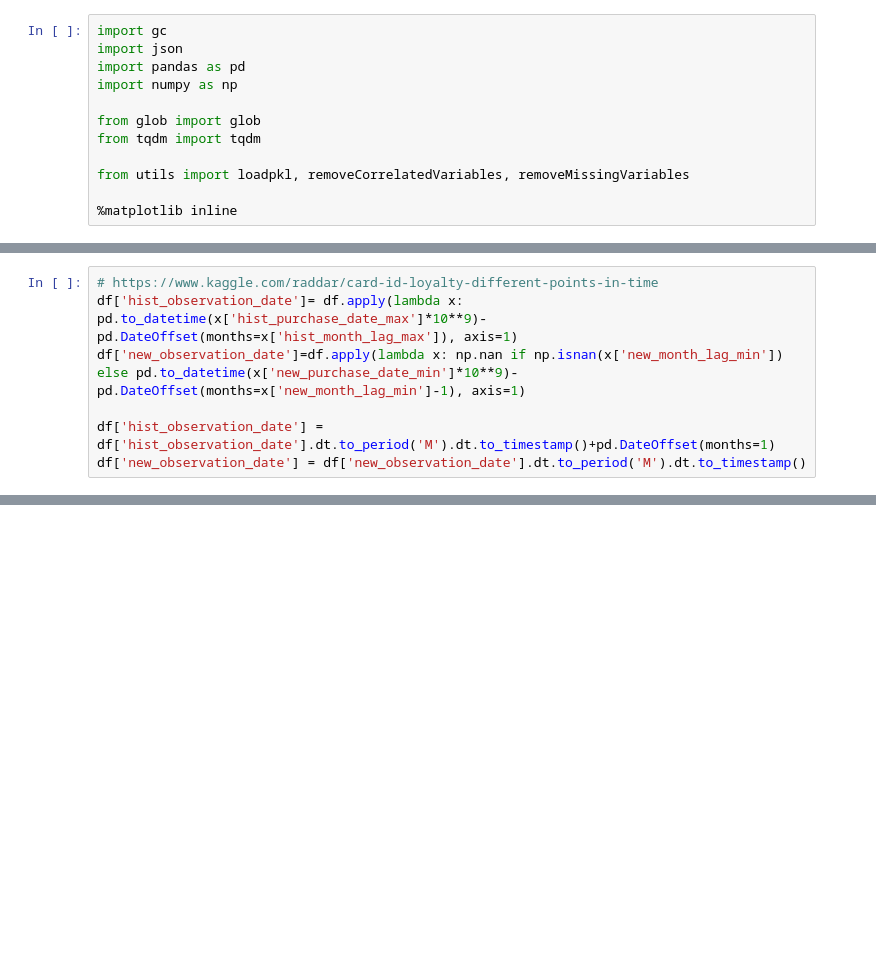
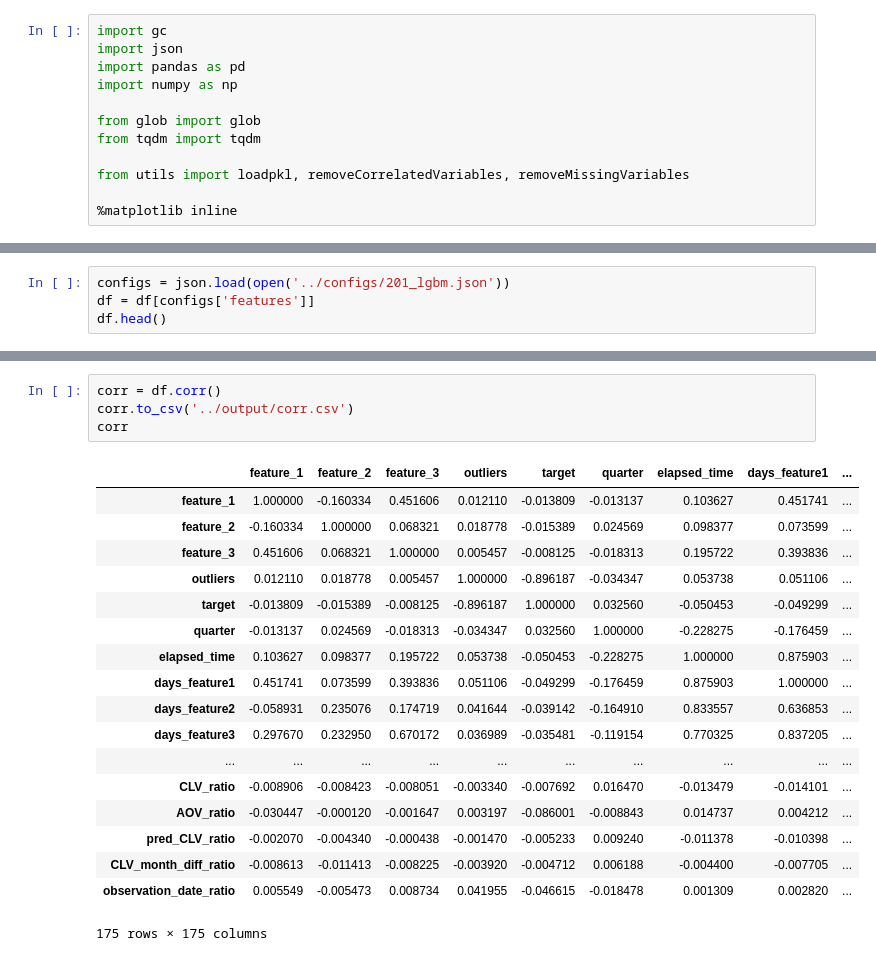
Before and after one commit to MitsuruFujiwara/Elo-Merchant-Category-Recommendation, a Jupyter notebook: src/902_corr_check.ipynb, the cells around one changed output, grey strips where cells are left out. Saved outputs shown, nothing was run; the diff lists cells and outputs as text; blank space fills up the shorter version.

```diff
--- a/src/902_corr_check.ipynb
+++ b/src/902_corr_check.ipynb
@@ -29,7 +28,0 @@ df.head()
-# %%
-# https://www.kaggle.com/raddar/card-id-loyalty-different-points-in-time
-df['hist_observation_date']= df.apply(lambda x: pd.to_datetime(x['hist_purchase_date_max']*10**9)-pd.DateOffset(months=x['hist_month_lag_max']), axis=1)
-df['new_observation_date']=df.apply(lambda x: np.nan if np.isnan(x['new_month_lag_min']) else pd.to_datetime(x['new_purchase_date_min']*10**9)-pd.DateOffset(months=x['new_month_lag_min']-1), axis=1)
-
-df['hist_observation_date'] = df['hist_observation_date'].dt.to_period('M').dt.to_timestamp()+pd.DateOffset(months=1)
-df['new_observation_date'] = df['new_observation_date'].dt.to_period('M').dt.to_timestamp()
@@ -57,0 +29,4 @@ np.isnu
+# %%
+configs = json.load(open('../configs/201_lgbm.json'))
+df = df[configs['features']]
+df.head()
@@ -57,0 +42,23 @@ np.isnu
+# %%
+corr = df.corr()
+corr.to_csv('../output/corr.csv')
+corr
+# %% [output]
+|  | feature_1 | feature_2 | feature_3 | outliers | target | quarter | elapsed_time | days_feature1 | ... |
+| feature_1 | 1.000000 | -0.160334 | 0.451606 | 0.012110 | -0.013809 | -0.013137 | 0.103627 | 0.451741 | ... |
+| feature_2 | -0.160334 | 1.000000 | 0.068321 | 0.018778 | -0.015389 | 0.024569 | 0.098377 | 0.073599 | ... |
+| feature_3 | 0.451606 | 0.068321 | 1.000000 | 0.005457 | -0.008125 | -0.018313 | 0.195722 | 0.393836 | ... |
+| outliers | 0.012110 | 0.018778 | 0.005457 | 1.000000 | -0.896187 | -0.034347 | 0.053738 | 0.051106 | ... |
+| target | -0.013809 | -0.015389 | -0.008125 | -0.896187 | 1.000000 | 0.032560 | -0.050453 | -0.049299 | ... |
+| quarter | -0.013137 | 0.024569 | -0.018313 | -0.034347 | 0.032560 | 1.000000 | -0.228275 | -0.176459 | ... |
+| elapsed_time | 0.103627 | 0.098377 | 0.195722 | 0.053738 | -0.050453 | -0.228275 | 1.000000 | 0.875903 | ... |
+| days_feature1 | 0.451741 | 0.073599 | 0.393836 | 0.051106 | -0.049299 | -0.176459 | 0.875903 | 1.000000 | ... |
+| days_feature2 | -0.058931 | 0.235076 | 0.174719 | 0.041644 | -0.039142 | -0.164910 | 0.833557 | 0.636853 | ... |
+| days_feature3 | 0.297670 | 0.232950 | 0.670172 | 0.036989 | -0.035481 | -0.119154 | 0.770325 | 0.837205 | ... |
+| ... | ... | ... | ... | ... | ... | ... | ... | ... | ... |
+| CLV_ratio | -0.008906 | -0.008423 | -0.008051 | -0.003340 | -0.007692 | 0.016470 | -0.013479 | -0.014101 | ... |
+| AOV_ratio | -0.030447 | -0.000120 | -0.001647 | 0.003197 | -0.086001 | -0.008843 | 0.014737 | 0.004212 | ... |
+| pred_CLV_ratio | -0.002070 | -0.004340 | -0.000438 | -0.001470 | -0.005233 | 0.009240 | -0.011378 | -0.010398 | ... |
+| CLV_month_diff_ratio | -0.008613 | -0.011413 | -0.008225 | -0.003920 | -0.004712 | 0.006188 | -0.004400 | -0.007705 | ... |
+| observation_date_ratio | 0.005549 | -0.005473 | 0.008734 | 0.041955 | -0.046615 | -0.018478 | 0.001309 | 0.002820 | ... |
+175 rows × 175 columns
```
Also changed, not shown: parts of 4 cells of this notebook, 6 other files.
